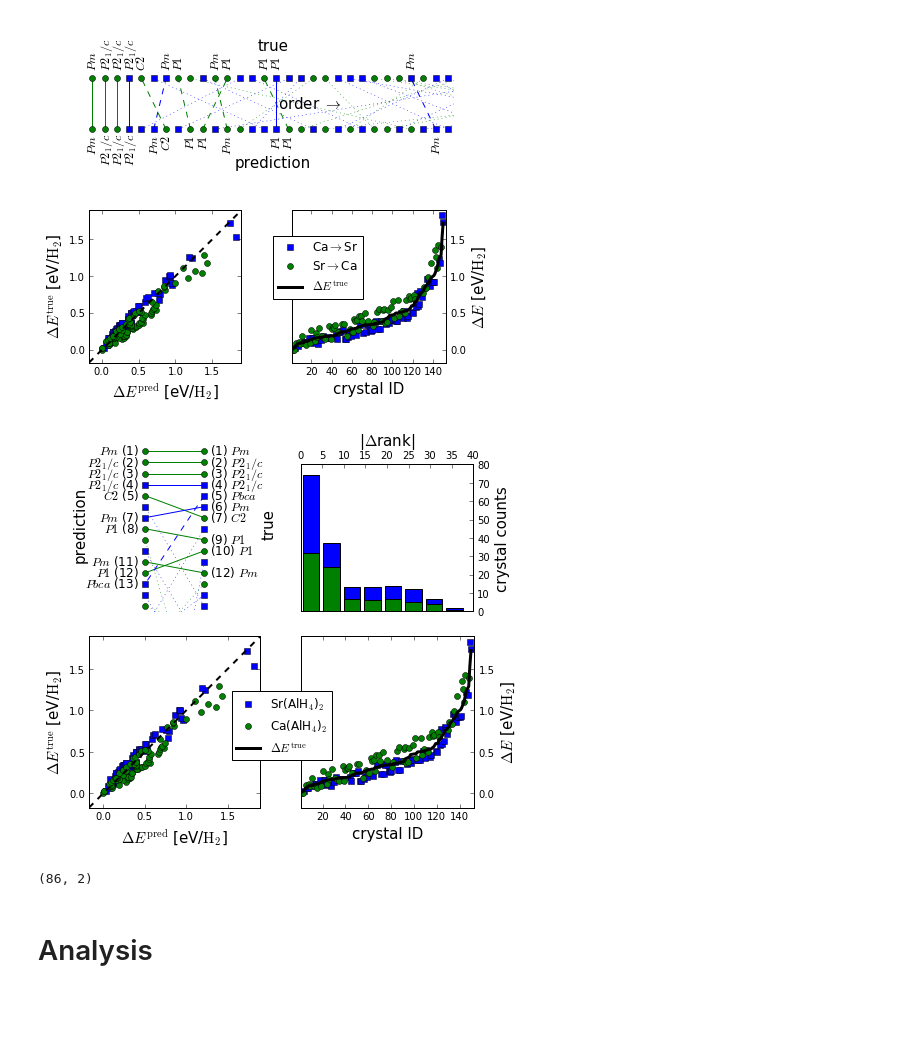
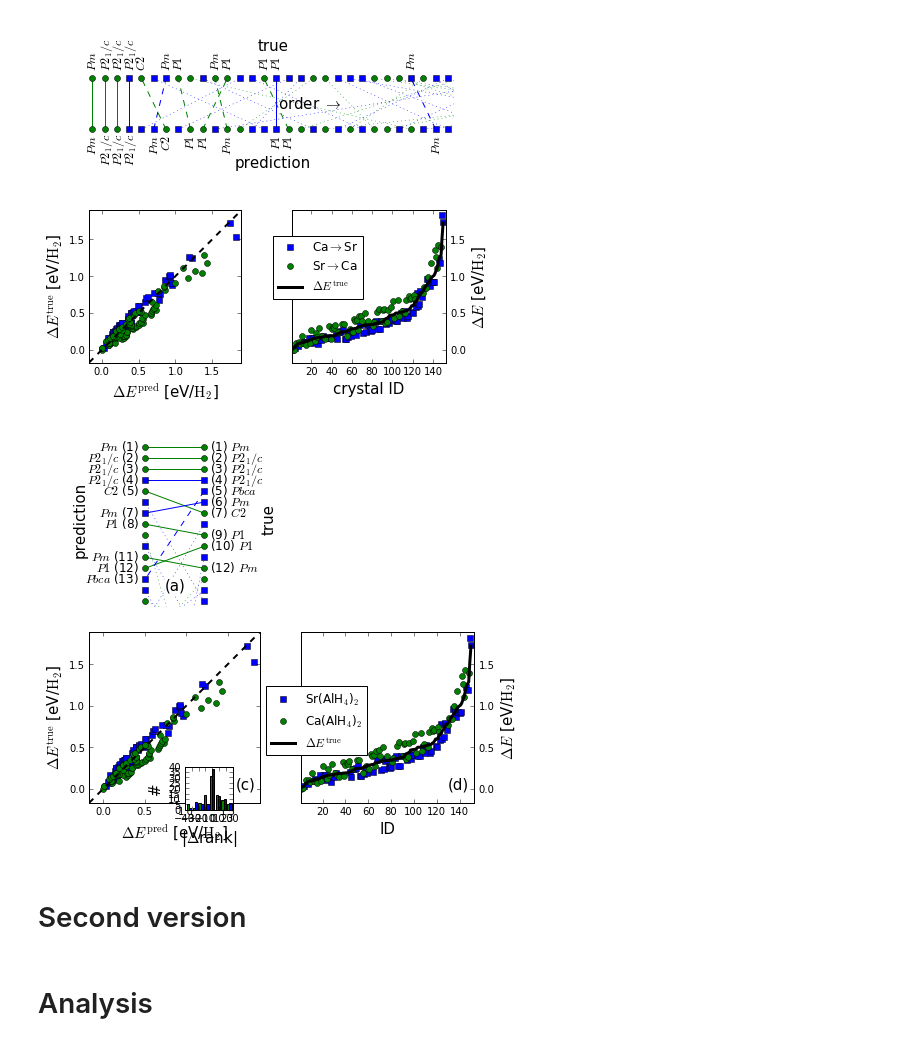
Before and after one commit to SamKChang/20170406_alchemy_optimization, a Jupyter notebook: analysis/alanate_vacancy.ipynb, the cells around one changed output. Cells and saved outputs as stored; diff of their text form; code cells hidden in the pictures; blank space fills up the shorter version.

Commit message:
update figures

```diff
--- a/analysis/alanate_vacancy.ipynb
+++ b/analysis/alanate_vacancy.ipynb
@@ -144,0 +217,13 @@ for i in range(len(ref_ca)):
+# %%
+true_all_tmp = list(qtk.flatten([true_sr_native, true_ca_native]))
+pred_all_tmp = list(qtk.flatten([pred_sr_native, pred_ca_native]))
+key = np.argsort([r.Et for r in true_all_tmp])
+
+true_all_native = []
+pred_all_native = []
+for k in key:
+    true_all_native.append(true_all_tmp[k])
+    pred_all_native.append(pred_all_tmp[k])
+
+print len(true_all_native)
+print len(pred_all_native)
@@ -408,7 +668,7 @@ ax_order.plot(index_sr, Ep_sr, ls='', marker='o', label=r'Ca(AlH$_4$)$_2$')
 ax_order.plot(index_all[:N], Er_all[:N], ls='-', color='k', lw=3, label=r'$\Delta E^{\mathrm{true}}$')
 #ax_order.plot(1000, 1000, color='r', marker='^', label=r'$E_v^{\mathrm{AlGaAs}}$', ls='')
 #ax_order.plot(1000, 1000, color='m', marker='v', label=r'$E_v^{\mathrm{AlGaP}}$', ls='')
-ax_order.set_xlabel('crystal ID', fontsize=15)
+ax_order.set_xlabel('ID', fontsize=15)
 ax_order.set_ylabel('$\Delta E$ [eV/$\mathrm{H}_2$]', fontsize=15)
 ax_order.yaxis.tick_right()
 ax_order.yaxis.set_label_position("right")
@@ -486,47 +746,47 @@ for i in range(len(conn_x_list)):
                 ha='right',
             )
         else:
             if cx[1] in index_ca:
                 ax1.plot(cy, cx, color='b', marker='s', ls=':',lw=0.5)
             elif cx[1] in index_sr:
                 ax1.plot(cy, cx, color='g', marker='o', ls=':',lw=0.5)
     else:
         if cx[1] in index_ca:
             ax1.plot(cy, cx, color='b', marker='s', ls=':',lw=0.5)
         elif cx[1] in index_sr:
             ax1.plot(cy, cx, color='g', marker='o', ls=':',lw=0.5)
 ax1.text(-0.1, (Nt+1.5)/2.-3, "prediction", rotation = 90, fontsize=15, ha='center')
 #ax1.text(1.4, (Nt+1.5)/4. + 3, r"order $\rightarrow$", rotation = -90, fontsize=15, ha='center')
 ax1.text(3.1, (Nt+1.5)/2.-1, "true", rotation = 90, fontsize=15, ha='center')
 ax1.set_xlim(0,3)
 ax1.set_ylim(Nt+0.5,0)
 ax1.axis('off')
 ax1.fill_betweenx([0,3], 15.5, 32, color='w', zorder=100)
 
 
 # histogram inset
-order_diff = np.abs(np.array(order_pred) - np.array(order_true))
-ax_i = plt.axes([.54, .57, .358, .34])
+order_diff = np.array(order_pred) - np.array(order_true)
 hist_data = np.stack([order_diff[np.array(index_ca)-1], order_diff[np.array(index_sr) - 1]]).T
-ax_i.hist(hist_data, bins=8, color=['g', 'b'], stacked=True)
+
+ax_i = plt.axes([.3, .1, .1, .1])
+ax_i.hist(hist_data, bins=8, color=['g', 'b'], stacked=False)
 ax_i.set_xlabel(r'|$\Delta$rank|', fontsize=15)
-ax_i.set_ylabel('crystal counts', fontsize=15)
-ax_i.yaxis.tick_right()
-ax_i.yaxis.set_label_position("right")
-ax_i.xaxis.tick_top()
-ax_i.xaxis.set_label_position("top")
+ax_i.set_ylabel('#', fontsize=15)
 
-ax_order.legend(loc=(-0.4, 0.28), numpoints=1)
+ax_order.legend(loc=(-0.2, 0.28), numpoints=1)
 
+cc = 'w'
+ax1.text(1.34,14, '(a)', fontsize=15, bbox=dict(fc=cc,ec=cc, pad=0))
+#ax_i.text(34, 10, '(b)', fontsize=15, bbox=dict(fc=cc,ec=cc, pad=0))
+ax_scatter.text(1.6, 0, '(c)', fontsize=15, bbox=dict(fc=cc,ec=cc, pad=0))
+ax_order.text(130, 0, '(d)', fontsize=15, bbox=dict(fc=cc,ec=cc, pad=0))
 
 plt.tight_layout(w_pad=-1)
 plt.savefig('order_plot.pdf')
 # %% [output]
-[figure, old version]
+[figure, new version]
-# %%
-np.stack([order_diff[np.array(index_ca)-1], order_diff[np.array(index_sr) - 1]]).T.shape
-# %% [output]
-(86, 2)
+# %% [markdown]
+# Second version
 # %% [markdown]
 # Analysis
 # %%
```
Also changed, not shown: parts of 11 cells of this notebook, 2 other files.
